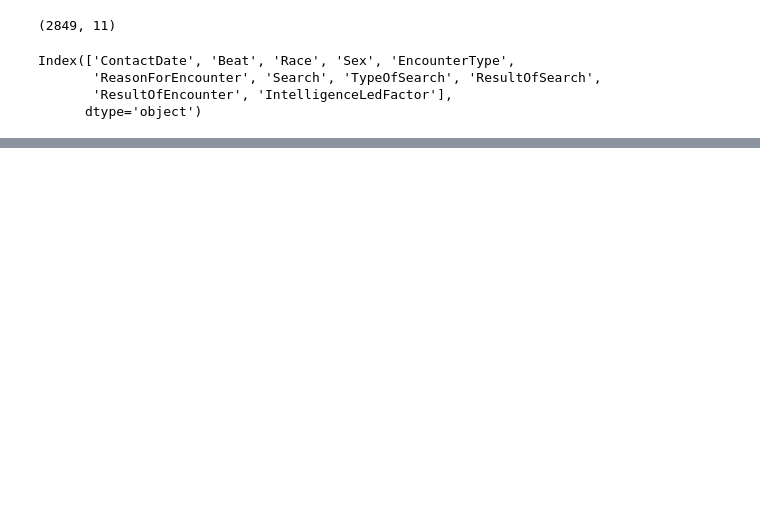
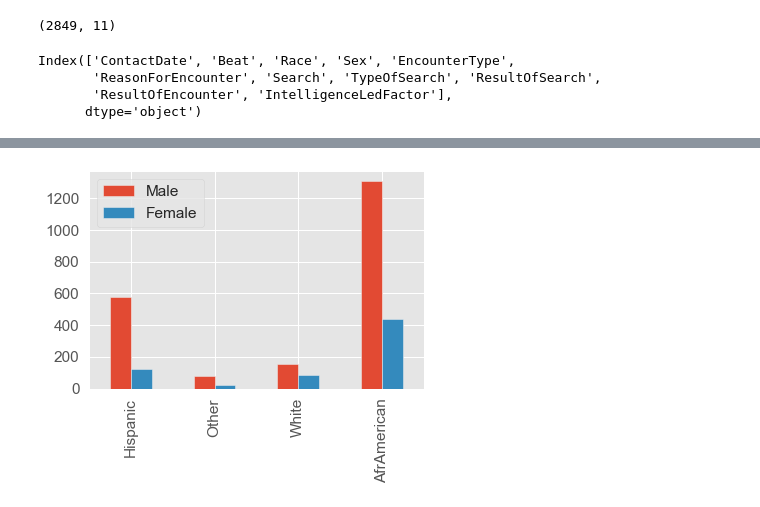
Before and after one commit to TemesgenT/Capestone_Project_1, a Jupyter notebook: CapeStoneproject_1.ipynb, the cells around one changed output, grey strips where cells are left out. Cells and saved outputs as stored; diff of their text form; code cells hidden in the pictures; blank space fills up the shorter version.

```diff
--- a/CapeStoneproject_1.ipynb
+++ b/CapeStoneproject_1.ipynb
@@ -153,0 +193,10 @@ KeyError: False
+# %%
+
+Male = [578 , 77, 155, 1307]
+Female = [121, 23, 83, 440]
+index = ['Hispanic', 'Other', 'White','AfrAmerican']
+df = pd.DataFrame({'Male': Male,
+                    'Female': Female}, index=index)
+ax = df.plot.bar()
+# %% [output]
+[figure, added]
```
Also changed, not shown: parts of 19 cells of this notebook.
